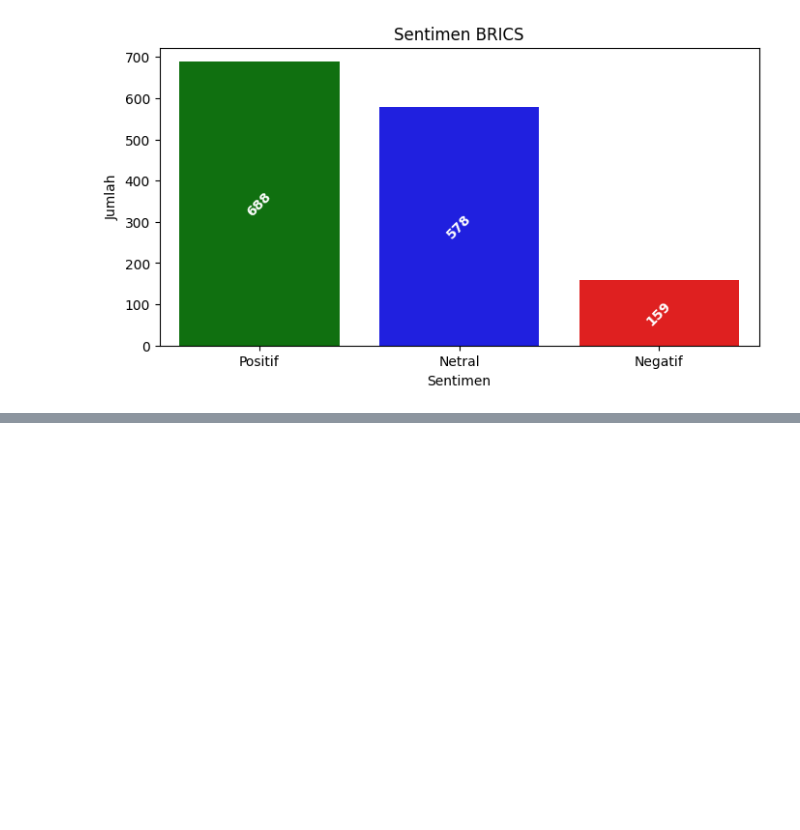
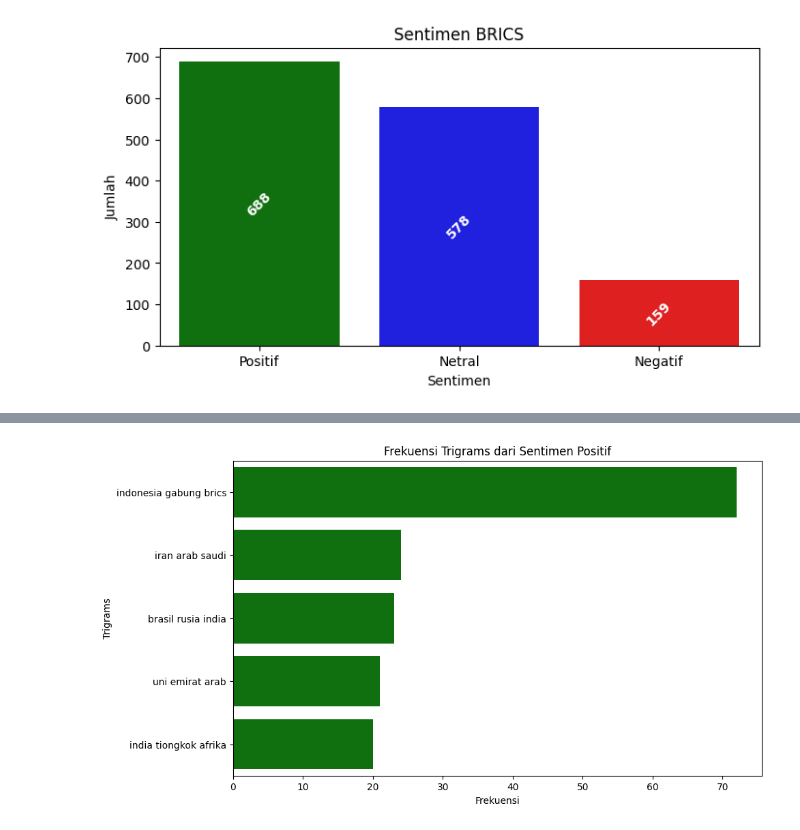
Before and after one commit to Azuredeer/sentiment_analysis_brics, a Jupyter notebook: cleaning_data.ipynb, the cells around one changed output, grey strips where cells are left out. Saved outputs shown, nothing was run; the diff lists cells and outputs as text; code cells hidden in the pictures; blank space fills up the shorter version.

```diff
--- a/cleaning_data.ipynb
+++ b/cleaning_data.ipynb
@@ -664,2 +684,27 @@ plt.show()
+# %%
+def get_top_trigrams_positif(data, n=5):
+    positif_data = data[data['sentimen'] == 'Positif']
+
+    vectorizer = CountVectorizer(ngram_range=(3, 3))
+    trigrams_matrix = vectorizer.fit_transform(positif_data['stemming_text'])
+
+    trigrams = vectorizer.get_feature_names_out()
+    freqs = trigrams_matrix.sum(axis=0).A1
+    trigrams_freq = dict(zip(trigrams, freqs))
+
+    top_trigrams = Counter(trigrams_freq).most_common(n)
+    return top_trigrams
+
+top_trigrams_positif = get_top_trigrams_positif(data)
+trigrams, frequencies = zip(*top_trigrams_positif)
+
+plt.figure(figsize=(10, 6))
+sns.barplot(x=list(frequencies), y=list(trigrams), color="green")
+plt.xlabel("Frekuensi")
+plt.ylabel("Trigrams")
+plt.title("Frekuensi Trigrams dari Sentimen Positif")
+plt.show()
+# %% [output]
+[figure, added]
 # %%
 data.to_csv("dataset sentimen/brics_processing.csv", index=False)
```
Also changed, not shown: parts of 5 cells of this notebook.
